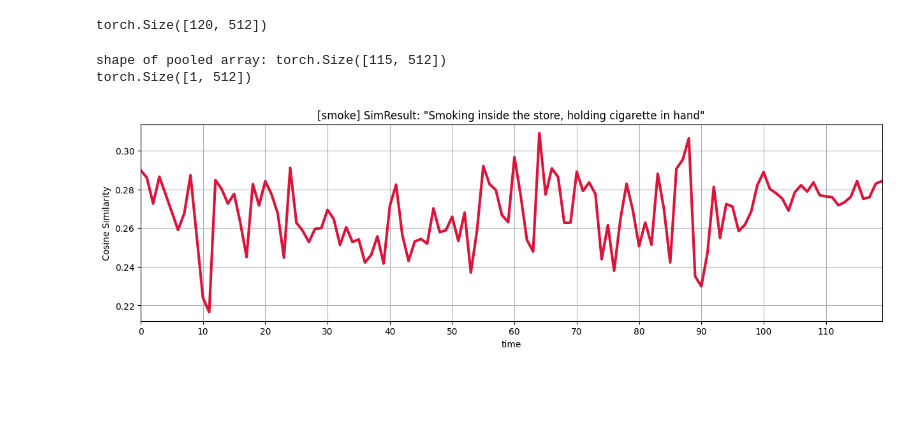
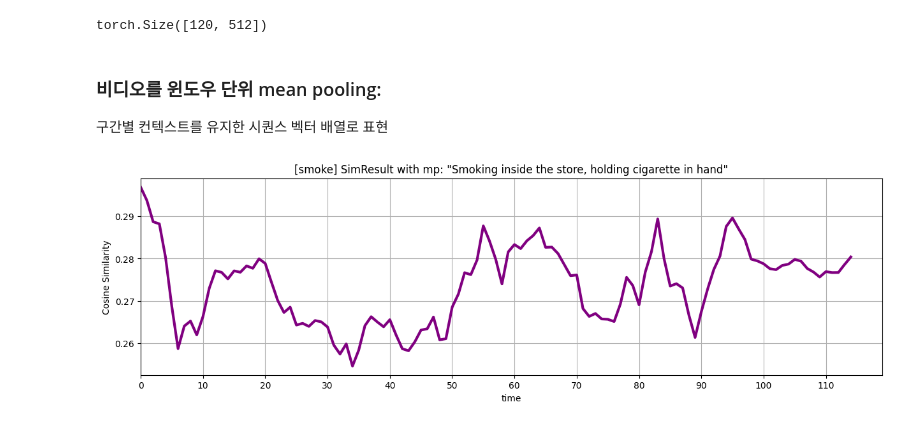
Before and after one commit to SMWU-IT-Graduate-Project-2025/OMNi, a Jupyter notebook: model/alert_threshold_experiement.ipynb, the cells around one changed output. Cells and saved outputs as stored; diff of their text form; code cells hidden in the pictures; blank space fills up the shorter version.

Commit message:
FEAT: temporal context를 위한 윈도우 단위 mean pooling

```diff
--- a/model/alert_threshold_experiement.ipynb
+++ b/model/alert_threshold_experiement.ipynb
@@ -140,6 +140,10 @@ torch.Size([1, 512])
 video_embeddings.shape
 # %% [output]
 torch.Size([120, 512])
+# %% [markdown]
+### 비디오를 윈도우 단위 mean pooling:
+
+구간별 컨텍스트를 유지한 시퀀스 벡터 배열로 표현
 # %%
 def get_video_embeddings_mp(video_path, window_size=6):
     video_frames = video2image(video_path)  # [num_frames, 3, 224, 224]
@@ -178,22 +182,20 @@ def get_video_embeddings_mp(video_path, window_size=6):
     print(f"shape of pooled array: {pooled.shape}")
 
     return pooled  # [num_windows, dim]
-# %%
-mp_video_embeddings = get_video_embeddings_mp(video_file)
-text_embedding = get_text_embedding(description)
-event_class = video_file.split("/")[-1].split("-")[0]
-
-mp_similarities = torch.matmul(mp_video_embeddings, text_embedding.T).squeeze(1)
-plt.figure(figsize=(15,4))
-plt.plot(similarities.detach().numpy(), c='crimson', linewidth=3)
-plt.title(f"[{event_class}] SimResult: \"{description}\"")
-plt.xlim(0, similarities.shape[0]-1)
-plt.xticks(np.arange(0, similarities.shape[0], 10))
-plt.xlabel("time")
-plt.ylabel("Cosine Similarity")
-plt.grid(True)
-plt.show()
-# %% [output]
-shape of pooled array: torch.Size([115, 512])
-torch.Size([1, 512])
-[figure, removed]
+# %%
+mp_video_embeddings = get_video_embeddings_mp(video_file)
+text_embedding = get_text_embedding(description)
+event_class = video_file.split("/")[-1].split("-")[0]
+
+mp_similarities = torch.matmul(mp_video_embeddings, text_embedding.T).squeeze(1)
+plt.figure(figsize=(15,4))
+plt.plot(mp_similarities.detach().numpy(), c='purple', linewidth=3)
+plt.title(f"[{event_class}] SimResult with mp: \"{description}\"")
+plt.xlim(0, similarities.shape[0]-1)
+plt.xticks(np.arange(0, similarities.shape[0], 10))
+plt.xlabel("time")
+plt.ylabel("Cosine Similarity")
+plt.grid(True)
+plt.show()
+# %% [output]
+[figure, added]
```
